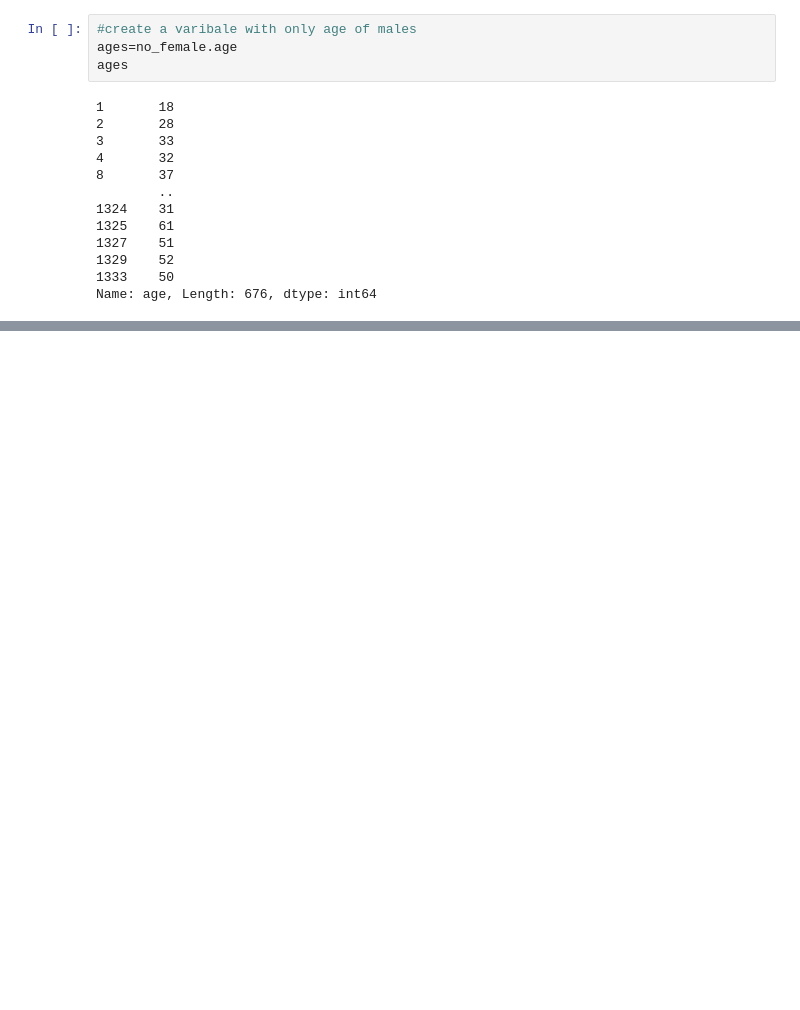
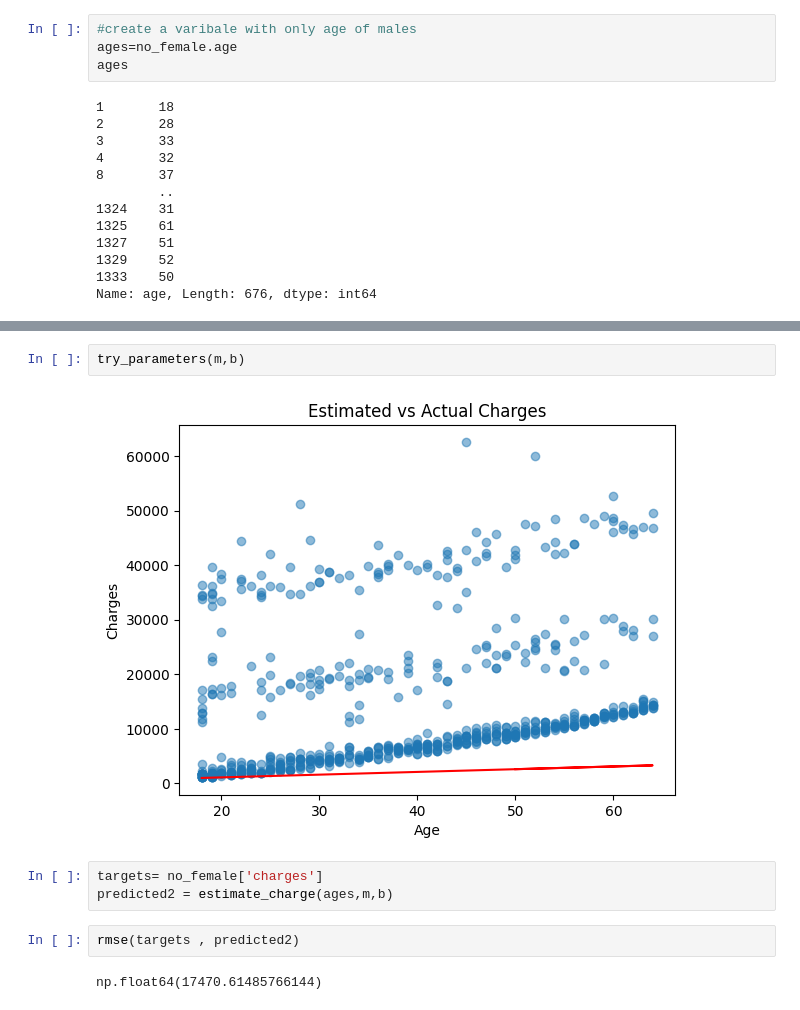
Before and after one commit to toRK25/scikit2, a Jupyter notebook: REAL.IPYNB, the cells around one changed output, grey strips where cells are left out. Drawn from its saved outputs; the diff is of its cells as text; blank space fills up the shorter version.

```diff
--- a/REAL.IPYNB
+++ b/REAL.IPYNB
@@ -120,0 +170,11 @@ estimated_charge=estimate_charge(ages,m,b)
+# %%
+try_parameters(m,b)
+# %% [output]
+[figure, added]
+# %%
+targets= no_female['charges']
+predicted2 = estimate_charge(ages,m,b)
+# %%
+rmse(targets , predicted2)
+# %% [output]
+np.float64(17470.61485766144)
```
Also changed, not shown: parts of 20 cells of this notebook.
